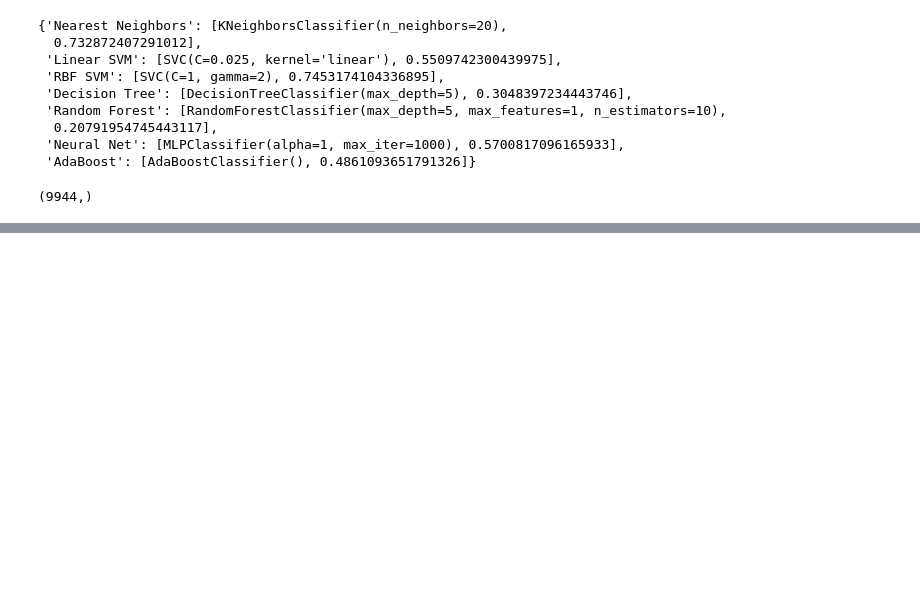
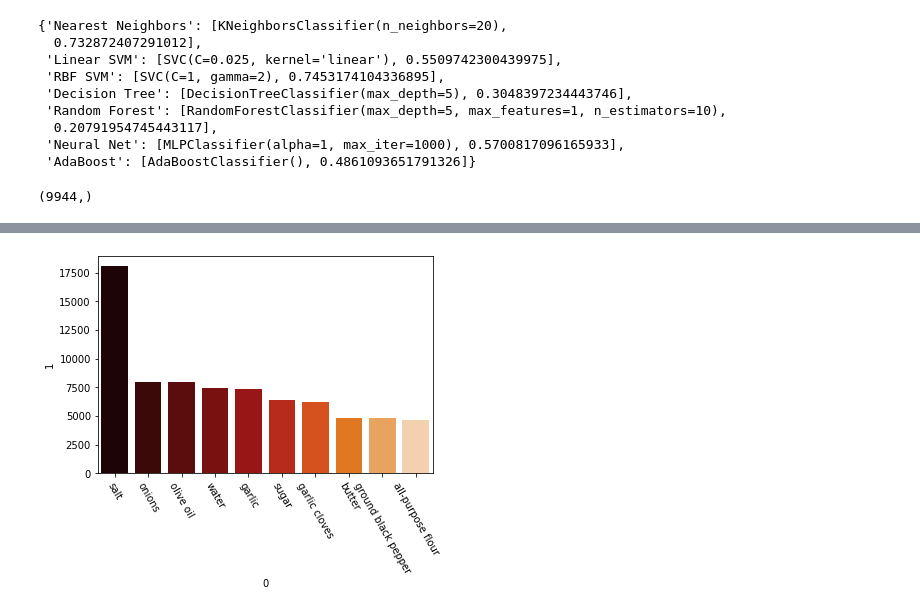
Before and after one commit to goqor0001/Applied-Statistics-and-Data-Science, a Jupyter notebook: spring2020/data_mining/hw5/hw5_Grigor_Keropyan.ipynb, the cells around one changed output, grey strips where cells are left out. Drawn from its saved outputs; the diff is of its cells as text; code cells hidden in the pictures; blank space fills up the shorter version.

```diff
--- a/spring2020/data_mining/hw5/hw5_Grigor_Keropyan.ipynb
+++ b/spring2020/data_mining/hw5/hw5_Grigor_Keropyan.ipynb
@@ -200,0 +231,5 @@ res.to_csv("result.csv",header=True,index=False)
+# %%
+n = 6714 # total ingredients
+frame= pd.DataFrame(Counter([i for sublist in data.ingredients for i in sublist]).most_common(n))
+frame = frame.head(10)
+frame
@@ -200,0 +248,7 @@ res.to_csv("result.csv",header=True,index=False)
+# %%
+fig = sns.barplot(frame[0], frame[1], palette="gist_heat")
+plt.xticks(rotation=-60)
+fig.figure.savefig('pop_ingr.png')
+plt.show()
+# %% [output]
+[figure, added]
```
Also changed, not shown: parts of 7 cells of this notebook, 12 other files.
